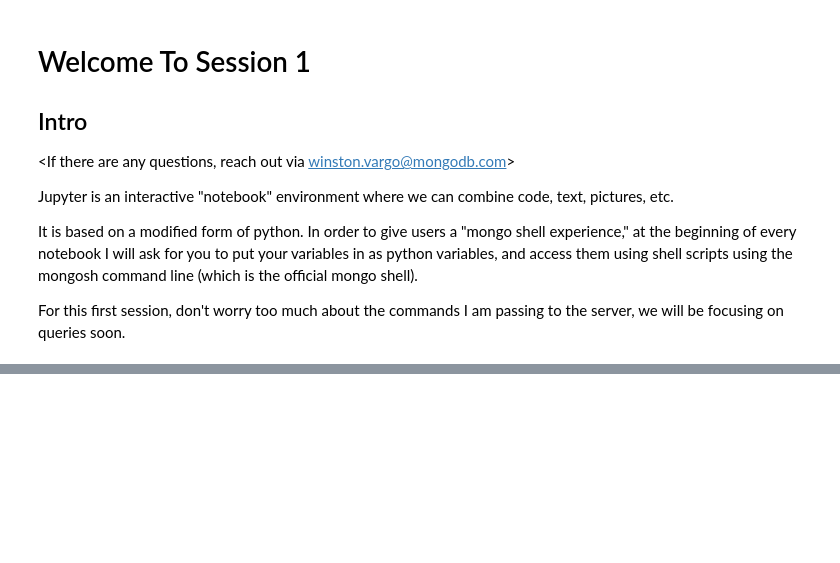
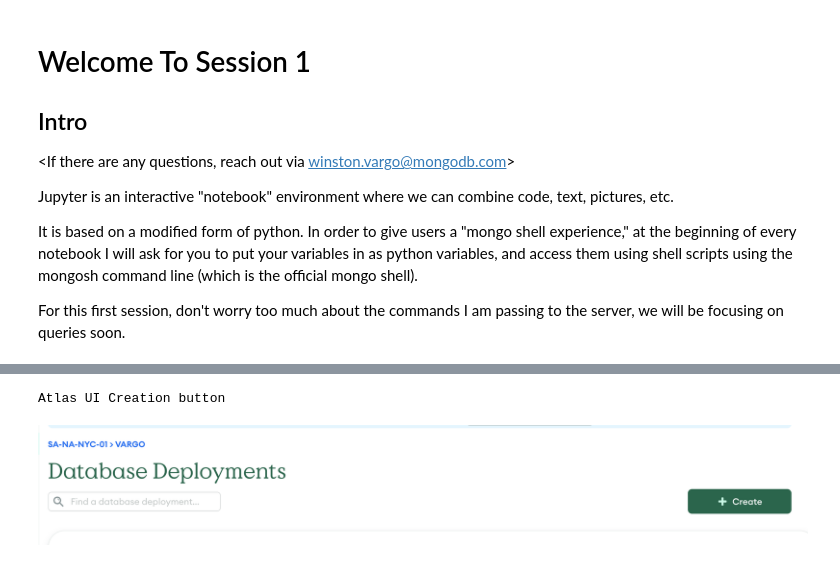
Before and after one commit to MongoWinston/devCert, a Jupyter notebook: 1.ipynb, the cells around one changed output, grey strips where cells are left out. Cells and saved outputs as stored; diff of their text form; code cells hidden in the pictures; blank space fills up the shorter version.

```diff
--- a/1.ipynb
+++ b/1.ipynb
@@ -11,0 +19,8 @@ For this first session, don't worry too much about the commands I am passing to
+# %%
+#screenshots
+from IPython import display
+print("Atlas UI Creation button")
+display.Image("../../ubuntu/createButton.png")
+# %% [output]
+Atlas UI Creation button
+[figure, added]
```
Also changed, not shown: parts of 13 cells of this notebook.
